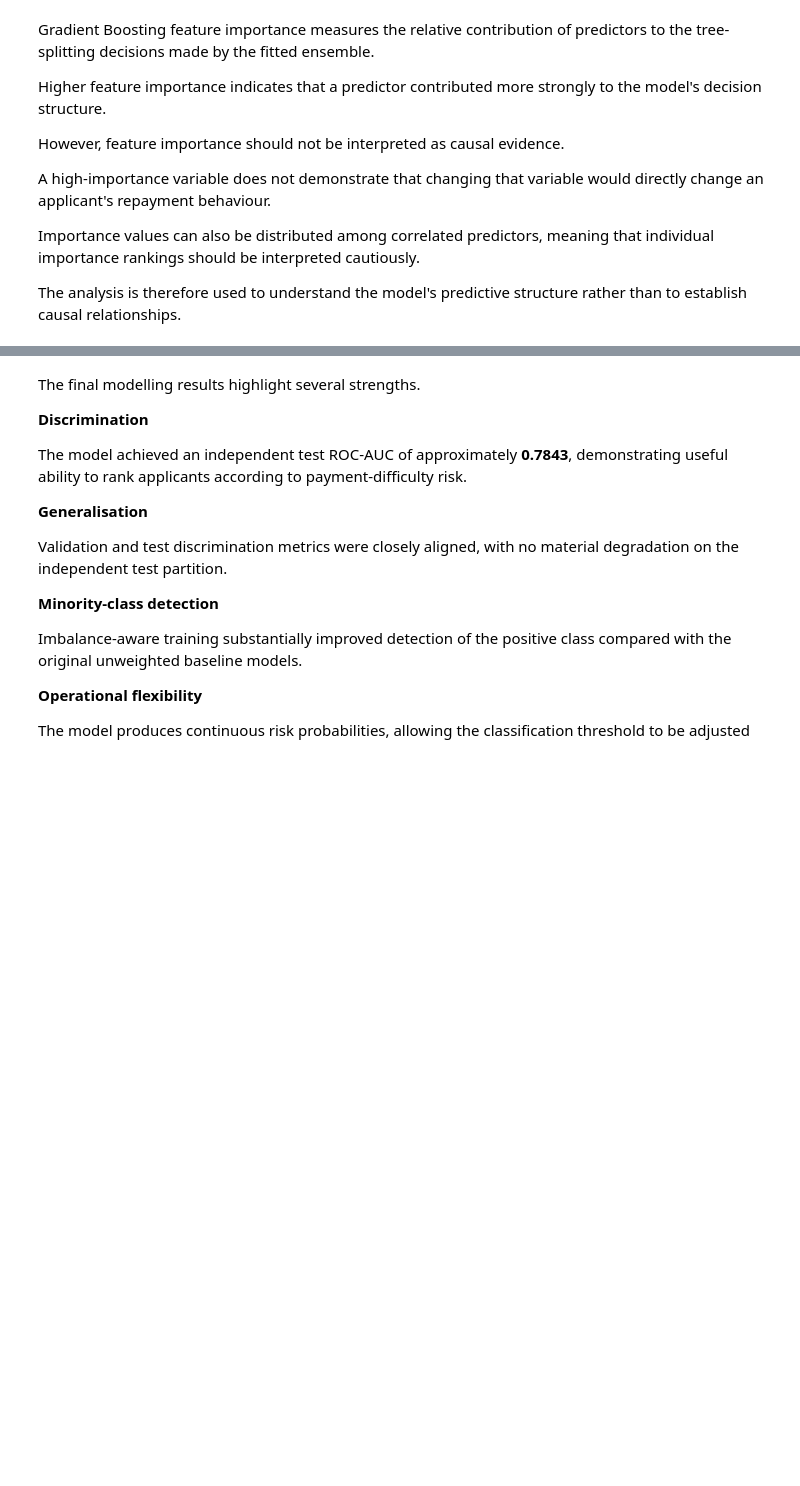
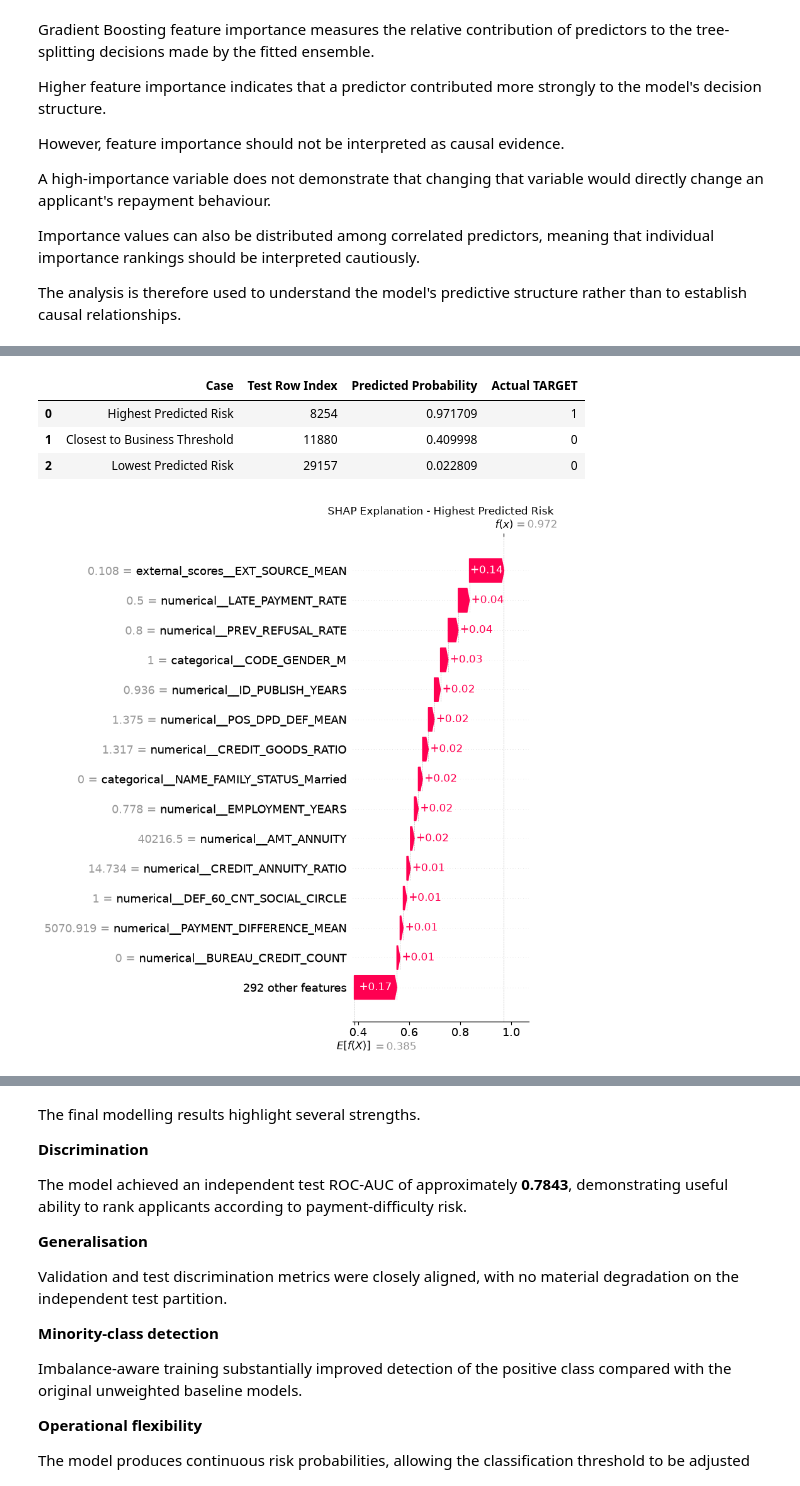
Before and after one commit to w0lfpy/Home-Credit-Default-Risk, a Jupyter notebook: notebooks/05_evaluation.ipynb, the cells around one changed output, grey strips where cells are left out. Saved outputs shown, nothing was run; the diff lists cells and outputs as text; code cells hidden in the pictures; blank space fills up the shorter version.

```diff
--- a/notebooks/05_evaluation.ipynb
+++ b/notebooks/05_evaluation.ipynb
@@ -2187,0 +2351,45 @@ The analysis is therefore used to understand the model's predictive structure ra
+# %%
+highest_risk_index = int(np.argmax(test_probability))
+threshold_case_index = int(np.argmin(np.abs(test_probability - SELECTED_THRESHOLD)))
+lowest_risk_index = int(np.argmin(test_probability))
+
+local_case_indices = [
+    highest_risk_index,
+    threshold_case_index,
+    lowest_risk_index
+]
+local_case_labels = [
+    "Highest Predicted Risk",
+    "Closest to Business Threshold",
+    "Lowest Predicted Risk"
+]
+
+#Create matrix
+X_shap_local = X_test_final[local_case_indices]
+
+#SHAP
+shap_local_values = shap_explainer(X_shap_local, check_additivity=False)
+# %%
+#Casos locales
+local_case_summary = pd.DataFrame({
+    "Case": local_case_labels,
+    "Test Row Index": local_case_indices,
+    "Predicted Probability": [test_probability[index] for index in local_case_indices],
+    "Actual TARGET": [int(y_test.iloc[index]) for index in local_case_indices]
+})
+
+local_case_summary
+# %% [output]
+|  | Case | Test Row Index | Predicted Probability | Actual TARGET |
+| 0 | Highest Predicted Risk | 8254 | 0.971709 | 1 |
+| 1 | Closest to Business Threshold | 11880 | 0.409998 | 0 |
+| 2 | Lowest Predicted Risk | 29157 | 0.022809 | 0 |
+# %%
+#Waterfall -> Highest risk
+shap.plots.waterfall(shap_local_values[0], max_display=15, show=False)
+plt.title("SHAP Explanation - Highest Predicted Risk")
+plt.tight_layout()
+plt.savefig(FIGURES_DIR/ "shap_local_highest_risk.png", dpi=300, bbox_inches="tight")
+plt.show()
+# %% [output]
+[figure, added]
```
Also changed, not shown: parts of 30 cells of this notebook, 9 other files.
